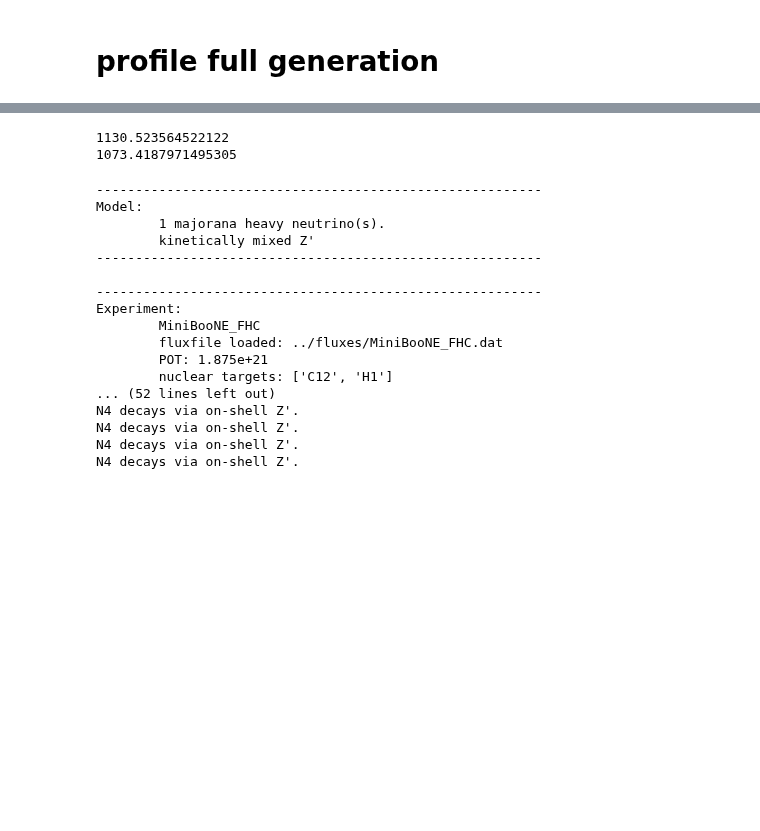
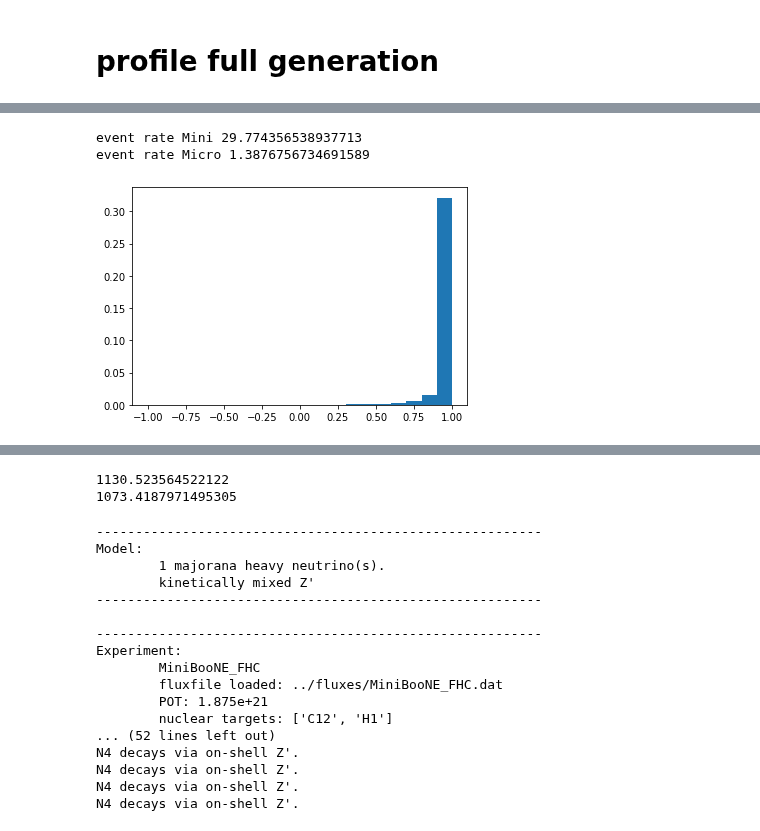
Before and after one commit to mhostert/DarkNews-generator, a Jupyter notebook: examples/test_generator.ipynb, the cells around one changed output, grey strips where cells are left out. Drawn from its saved outputs; the diff is of its cells as text; code cells hidden in the pictures; blank space fills up the shorter version.

```diff
--- a/examples/test_generator.ipynb
+++ b/examples/test_generator.ipynb
@@ -207,0 +222,14 @@ df_micro = gen.df
+# %%
+
+ud4_def = 1.0
+alphaD = 0.4
+gD_def = np.sqrt(alphaD*4*np.pi)
+umu4_def = 4e-4
+umu5_def = 4e-4
+ud4 = 1.
+ud5 = 1.
+epsilon_def = 2.2e-2
+
+gen = GenLauncher(mzprime=1.25, m4=0.010, epsilon=0.0, dmu4= 1e-6, gD=0.0, neval=10000, HNLtype="dirac", exp="miniboone_fhc", loglevel='ERROR')
+gen.run(log="ERROR")
+df_mini = gen.df
@@ -208,3 +253,15 @@ df_micro = gen.df
+# %%
+print(f"event rate Mini {df_micro['w_event_rate'].sum()*0.05}")
+print(f"event rate Micro {df_micro['w_event_rate'].sum()*0.05*87/818*(550/470)**2*6/18.75}")
+# %% [output]
+event rate Mini 29.774356538937713
+event rate Micro 1.3876756734691589
+# %%
+x = Cfv.get_cosTheta((df_mini['P_decay_ell_minus']+df_mini['P_decay_ell_plus']).to_numpy())
+w = df_mini['w_event_rate'].to_numpy()
+_ = plt.hist(x, weights=w, bins=np.linspace(-1,1,21))
+# %% [output]
+[figure, added]
 # %%
 
 print(f"event rate Mini {df_mini['w_event_rate'].sum()*0.05}")
```
Also changed, not shown: parts of 17 cells of this notebook, 3 other files.
